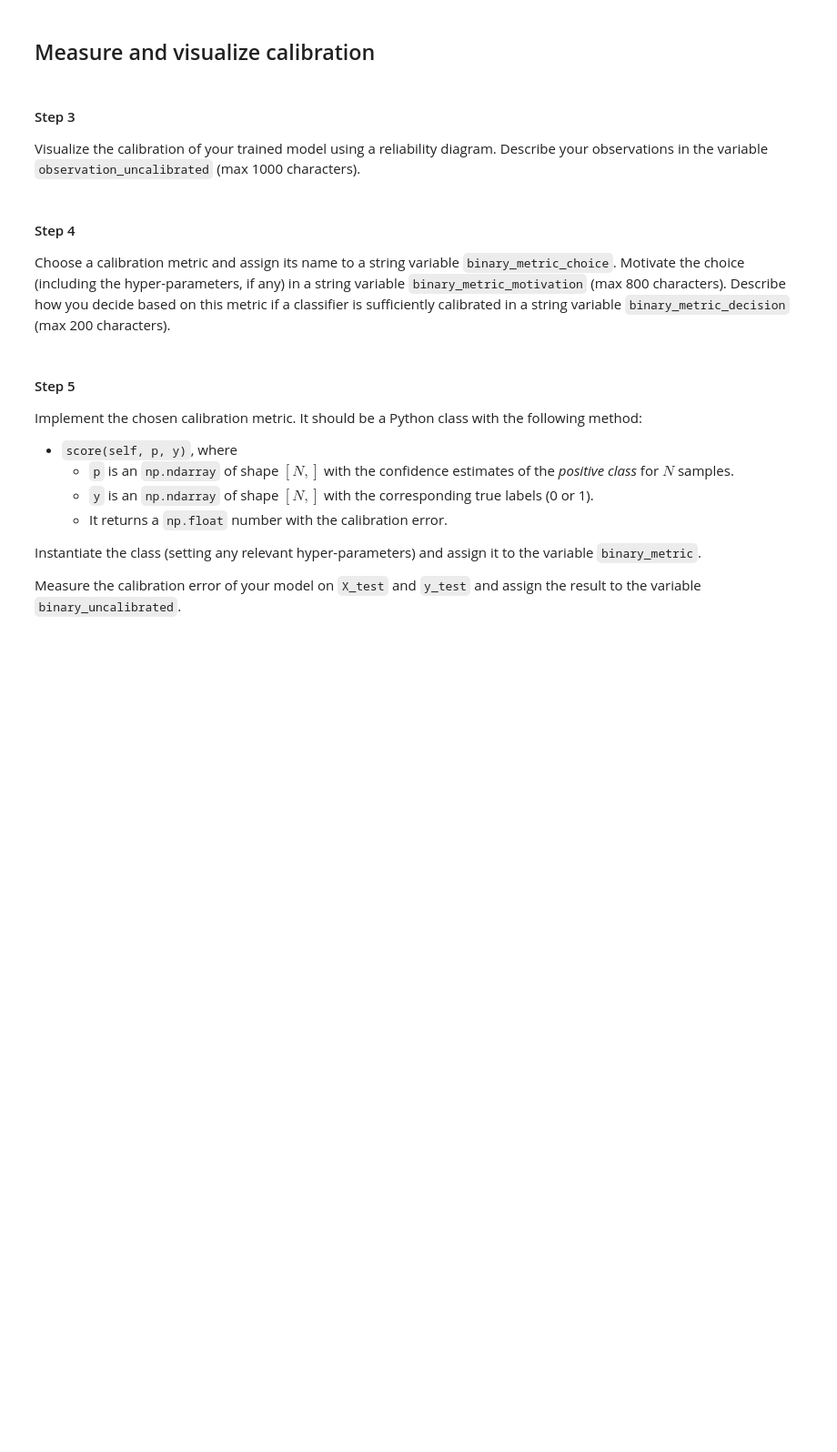
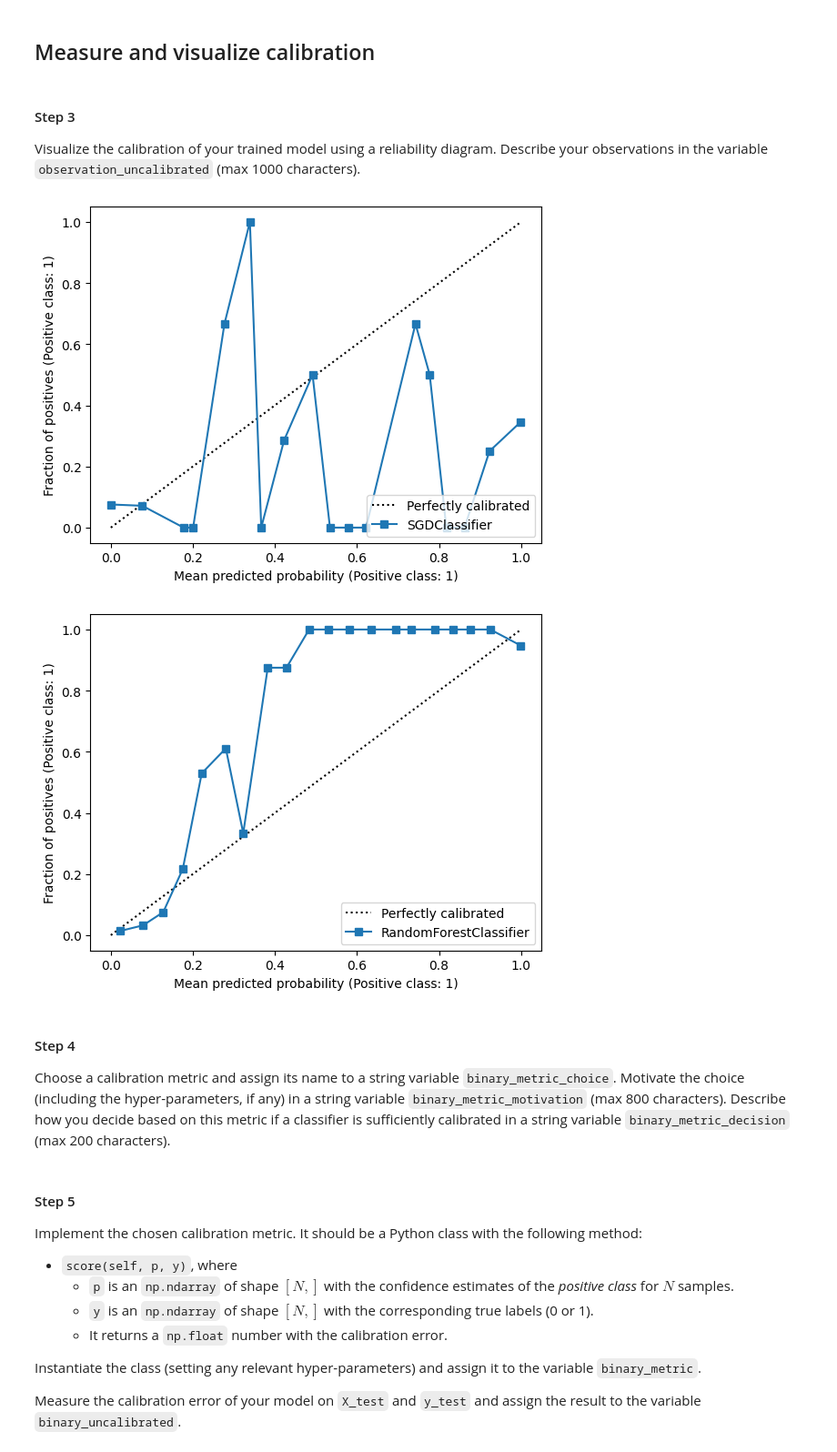
Before and after one commit to Tbas99/2IMN30---Assignment-1, a Jupyter notebook: calibration.ipynb, the cells around one changed output. Shown: that part at 91% size. Saved outputs shown, nothing was run; the diff lists cells and outputs as text; code cells hidden in the pictures; blank space fills up the shorter version.

Commit message:
added classifier metric + motivation Tested additional model (extratrees, variation on randomforest) added graphs for calibration

```diff
--- a/calibration.ipynb
+++ b/calibration.ipynb
@@ -154,12 +156,16 @@ Apply the classifier to the `X_test` data and store the predicted classes and co
 - `uncalibrated_y` should be a `np.ndarray` of shape $[N,]$ and `dtype` of `np.int32`, where $N$ is the number of samples and each value is the predicted class,
 - `uncalibrated_p` should be a `np.ndarray` of shape $[N,]$ and `dtype` of `np.float32`, where each value is the classifier's confidence in the positive class.
 # %%
+from sklearn.ensemble import RandomForestClassifier, ExtraTreesClassifier
+from sklearn.svm import LinearSVC
+from sklearn.linear_model import SGDClassifier
+from sklearn.naive_bayes import GaussianNB
+from sklearn.model_selection import GridSearchCV
+
 #// BEGIN_TODO [STEP_2] Train a binary classifier (10 points)
 X_train_flat = np.copy(X_train)
 X_train_flat = np.reshape(X_train_flat, (X_train.shape[0],X_train.shape[1]*X_train.shape[2]))
 
-from sklearn.linear_model import SGDClassifier
-from sklearn.model_selection import GridSearchCV
 # From https://www.jeansnyman.com/posts/binary-classification-using-scikit-learn/
 model = {
       "params": {
@@ -170,17 +176,22 @@ model = {
           "max_iter": [1000, 1500]
       }}
 
-
-
 clf = SGDClassifier()
+clf2 = ExtraTreesClassifier()
+# clf2 = GaussianNB()
 grid_search = GridSearchCV(estimator = clf, param_grid = model["params"], cv = 5, scoring='recall')
 
+clf2.fit(X_train_flat, y_binary_train)
 grid_search.fit(X_train_flat, y_binary_train)
 print(grid_search.best_params_)
 
 X_test_flat = np.copy(X_test)
 X_test_flat = np.reshape(X_test_flat, (X_test.shape[0],X_test.shape[1]*X_test.shape[2]))
 predictions = grid_search.predict(X_test_flat)
-probabilities = grid_search.predict_proba(X_test_flat)
+y_prob = grid_search.predict_proba(X_test_flat)[:, 1]
+
+predictions2 = clf2.predict(X_test_flat)
+y_prob2 = clf2.predict_proba(X_test_flat)[:, 1]
+
 # {'alpha': 0.0003, 'early_stopping': True, 'loss': 'modified_huber', 'max_iter': 1000, 'penalty': 'l1'}
 # %% [output]
@@ -235,3 +251,17 @@ Visualize the calibration of your trained model using a reliability diagram. Des
+# %%
+#// BEGIN_TODO [STEP_3] Visualize calibration of uncalibrated model (5 points)
+from sklearn.calibration import CalibrationDisplay, calibration_curve
+# prob_true, prob_pred = calibration_curve(y_binary_test, y_prob)
+# prob_true, prob_pred = calibration_curve(y_binary_test, y_prob2)
+CalibrationDisplay.from_predictions(y_binary_test, y_prob, n_bins=20, name="SGDClassifier")
+CalibrationDisplay.from_predictions(y_binary_test, y_prob2,n_bins=20, name="RandomForestClassifier")
+# plt.show()
+
+observation_uncalibrated = "The model seems to be underconfident in the larger part of the model. This has to do with the highly unbalanced classes. " \
+                           "Most cases are the negative class, resulting in low confidence in the positive samples. The curve does not seem to approach the perfect line at all. Perhaps optimizing on recall is not actually the strategy that yields the best calibration."
+# %% [output]
+[figure, added]
+[figure, added]
 # %%
 #// END_TODO [STEP_3]
 # %% [markdown]
```
Also changed, not shown: parts of 10 cells of this notebook.
